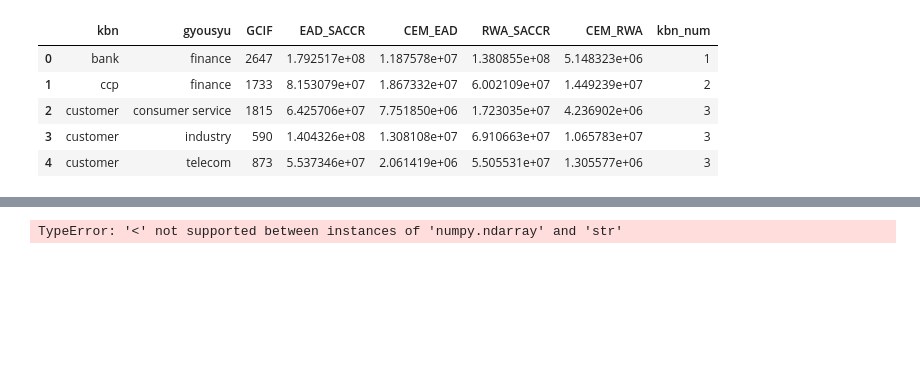
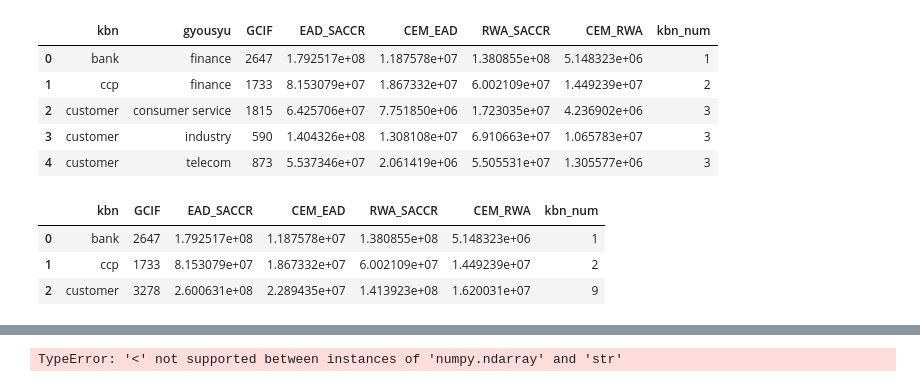
Before and after one commit to singlino0619/TOYcode, a Jupyter notebook: pandas_test/Untitled.ipynb, the cells around one changed output, grey strips where cells are left out. Saved outputs shown, nothing was run; the diff lists cells and outputs as text; code cells hidden in the pictures; blank space fills up the shorter version.

```diff
--- a/pandas_test/Untitled.ipynb
+++ b/pandas_test/Untitled.ipynb
@@ -191,6 +192,14 @@ df_agg
 | 2 | customer | consumer service | 1815 | 6.425706e+07 | 7.751850e+06 | 1.723035e+07 | 4.236902e+06 | 3 |
 | 3 | customer | industry | 590 | 1.404326e+08 | 1.308108e+07 | 6.910663e+07 | 1.065783e+07 | 3 |
 | 4 | customer | telecom | 873 | 5.537346e+07 | 2.061419e+06 | 5.505531e+07 | 1.305577e+06 | 3 |
+# %%
+df_agg_agg = df_agg.groupby('kbn').sum().reset_index()
+df_agg_agg
+# %% [output]
+|  | kbn | GCIF | EAD_SACCR | CEM_EAD | RWA_SACCR | CEM_RWA | kbn_num |
+| 0 | bank | 2647 | 1.792517e+08 | 1.187578e+07 | 1.380855e+08 | 5.148323e+06 | 1 |
+| 1 | ccp | 1733 | 8.153079e+07 | 1.867332e+07 | 6.002109e+07 | 1.449239e+07 | 2 |
+| 2 | customer | 3278 | 2.600631e+08 | 2.289435e+07 | 1.413923e+08 | 1.620031e+07 | 9 |
 # %%
 #fig = plt.figure(figsize=(6,4))
 #ax = fig.add_subplot(1,1,1)
```
Also changed, not shown: parts of 13 cells of this notebook, 1 other file.
